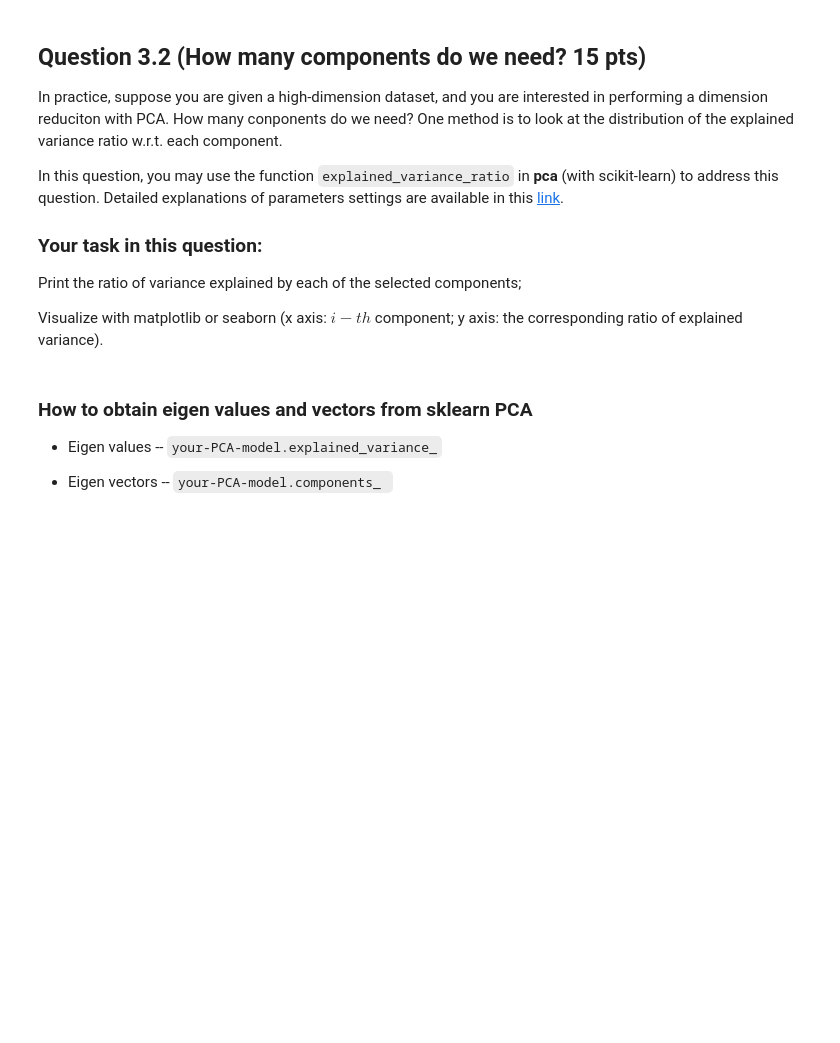
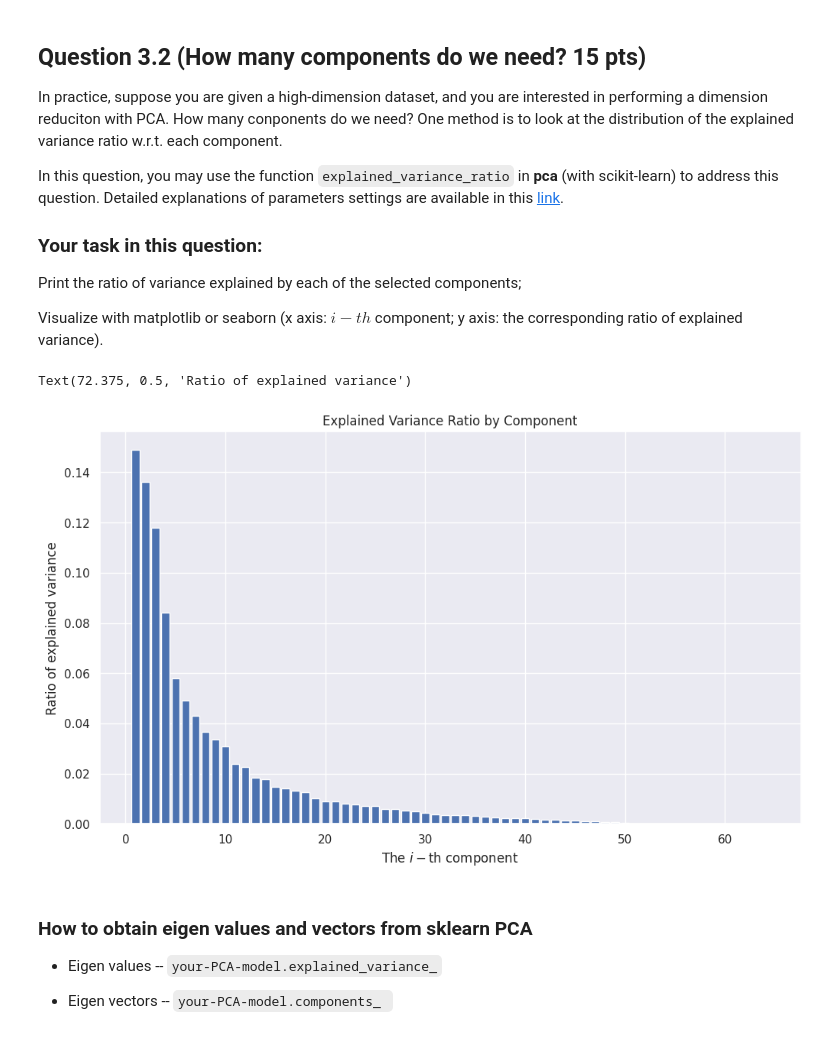
Before and after one commit to Mengxiao-Hu/CSE242, a Jupyter notebook: Assignment2.ipynb, the cells around one changed output. Cells and saved outputs as stored; diff of their text form; code cells hidden in the pictures; blank space fills up the shorter version.

```diff
--- a/Assignment2.ipynb
+++ b/Assignment2.ipynb
@@ -304,11 +409,23 @@ Visualize with matplotlib or seaborn (x axis: $i-th$ component; y axis: the corr
 # %%
 ################# Your answer for Question 3.2   #################
 
+pca = PCA()
+pca.fit(data_digit.data)
 
+explained_variance_ratio = pca.explained_variance_ratio_
+
+plt.figure(figsize=(10, 6))
+plt.bar(range(1, len(explained_variance_ratio) + 1), explained_variance_ratio)
+plt.title('Explained Variance Ratio by Component')
+plt.grid(True)
+plt.tight_layout()
 
 plt.xlabel('The $i-$th component')
 plt.ylabel('Ratio of explained variance')
 ################# Complete the code above #################
+# %% [output]
+Text(72.375, 0.5, 'Ratio of explained variance')
+[figure, added]
 # %% [markdown]
 ### How to obtain eigen values and vectors from sklearn PCA
 
```
Also changed, not shown: parts of 28 cells of this notebook, 1 other file.
